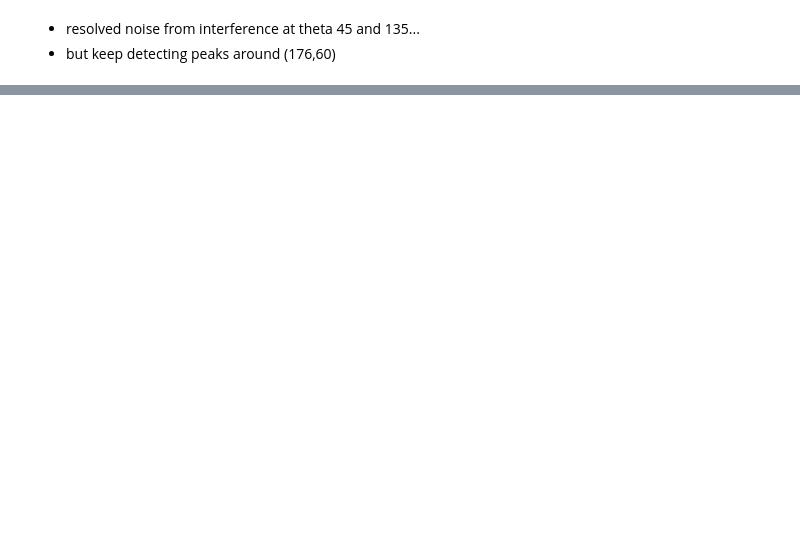
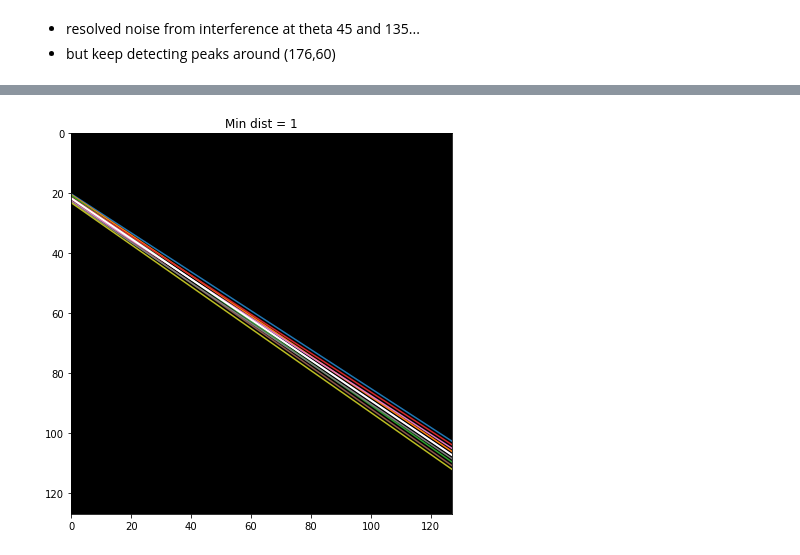
Before and after one commit to CulleyLab/fitting_lines, a Jupyter notebook: Hough_transform/Hough_transform_raw_data.ipynb, the cells around one changed output, grey strips where cells are left out. Cells and saved outputs as stored; diff of their text form; code cells hidden in the pictures; blank space fills up the shorter version.

Commit message:
cloned and committed changes; (var min dist for local peak finder)

```diff
--- a/Hough_transform/Hough_transform_raw_data.ipynb
+++ b/Hough_transform/Hough_transform_raw_data.ipynb
@@ -210,0 +193,26 @@ array([[423.62410256, 415.41003528, 407.69158062, ..., 381.09152022,
+# %%
+# all lines for min_dist = 1
+units = np.array([-1,0,1])
+rho_r = 18.0
+theta_r = 124
+rho_range = np.tile(rho_r, 9) + np.repeat(units, 3)
+theta_range = np.tile(theta_r, 9) + np.tile(units, 3)
+
+cos_theta_range = np.cos(np.deg2rad(theta_range))
+sin_theta_range = np.sin(np.deg2rad(theta_range))
+intercept = rho_range/sin_theta_range
+slope = (-cos_theta_range) / sin_theta_range
+slope_x = (-cos_theta_range)*np.tile(xs.reshape(n_x, 1), 9) / sin_theta_range
+ys = slope_x + intercept
+# %%
+# plot all lines for min_dist = 1
+fig = plt.figure(figsize=(7,7))
+fig.add_subplot(1,1,1)
+plt.imshow(np.zeros(128*128).reshape((128,128)), cmap="gray")
+plt.plot(xs, ys)
+plt.plot(xs, ys[:,4], c = "white", linewidth = 2)
+plt.xlim(0,127)
+plt.ylim(127,0);
+plt.title("Min dist = 1");
+# %% [output]
+[figure, added]
```
Also changed, not shown: parts of 13 cells of this notebook.
